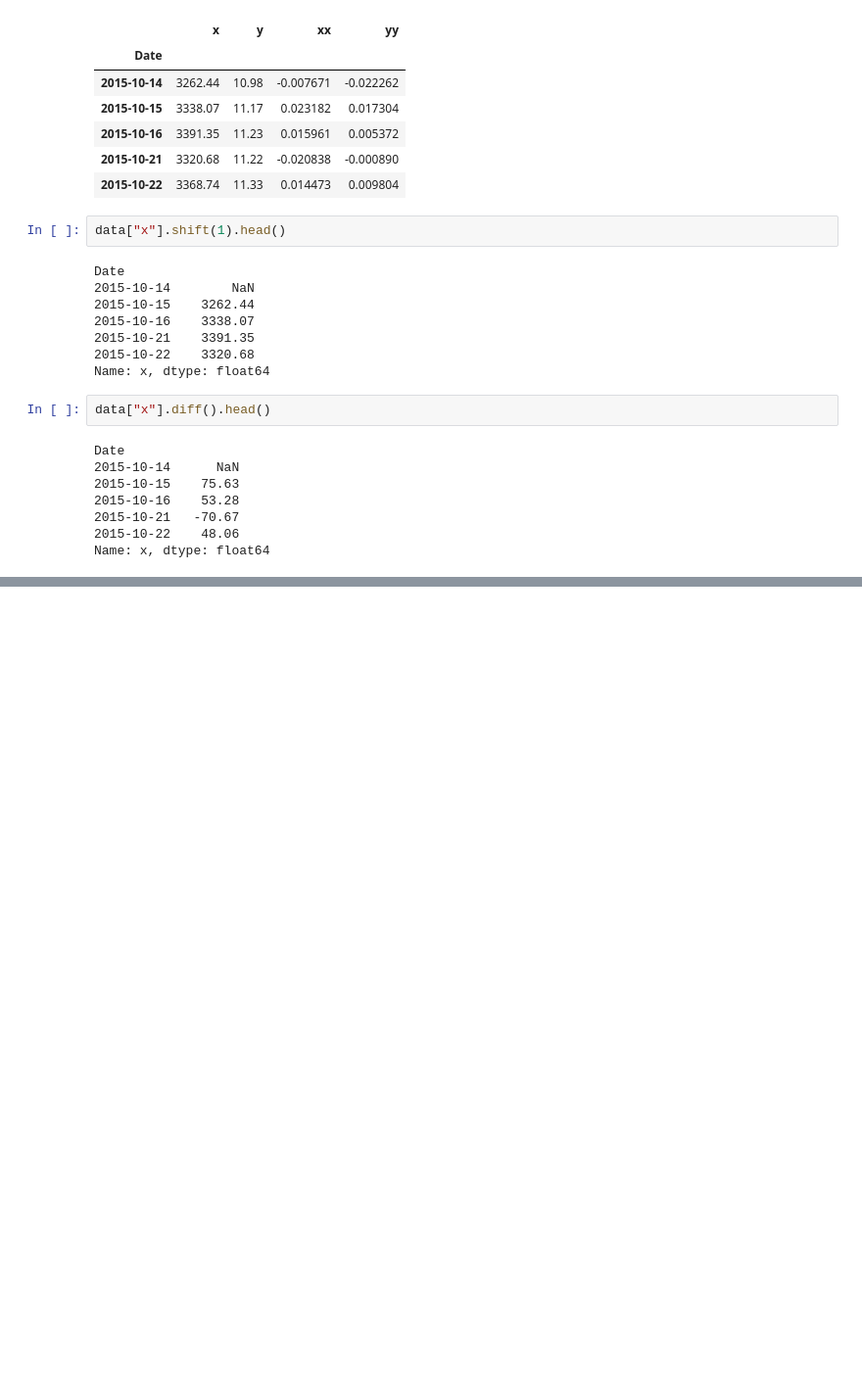
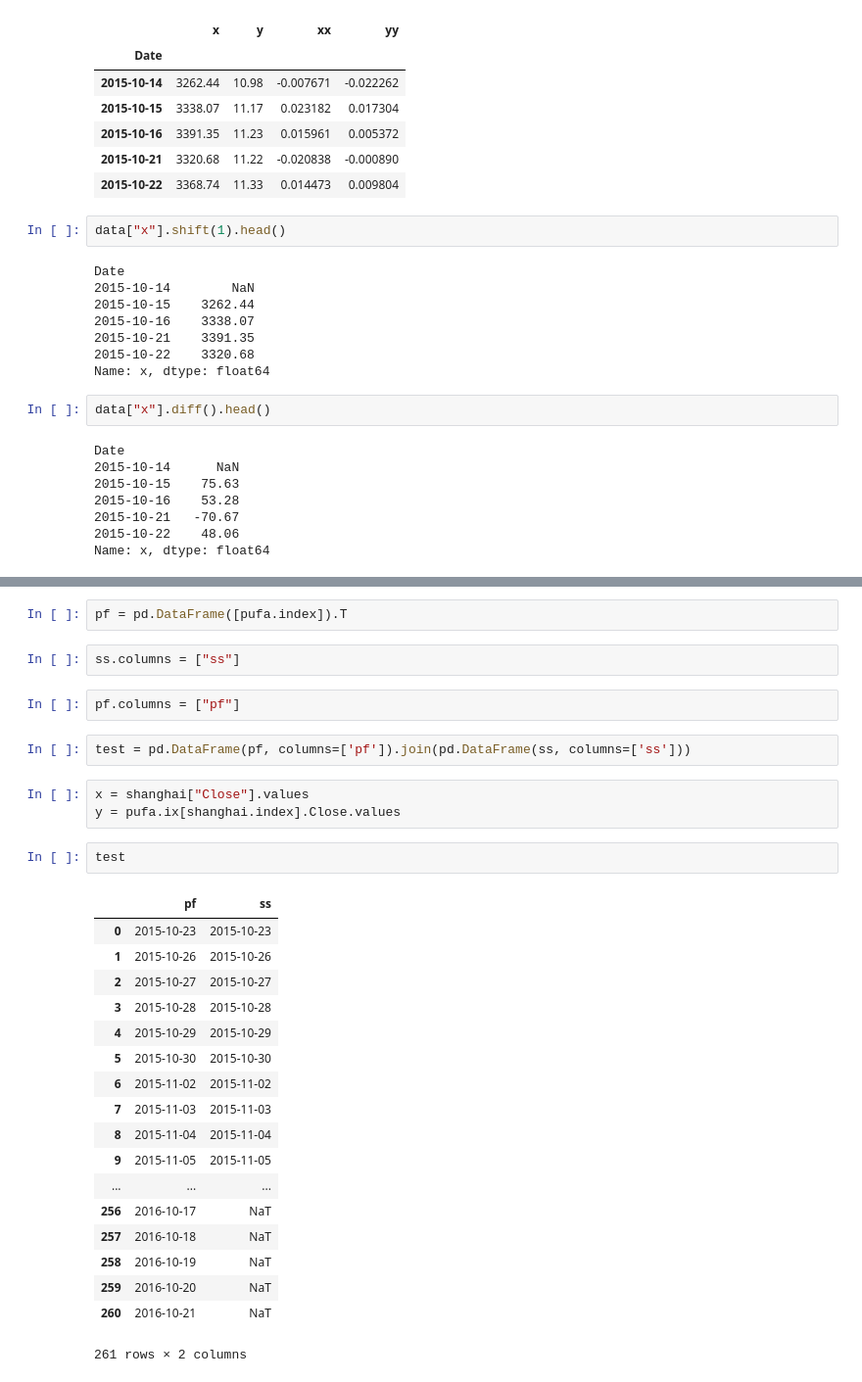
Before and after one commit to hscspring/Note_DS, a Jupyter notebook: OMOOC.Data/Data103Test.ipynb, the cells around one changed output, grey strips where cells are left out. Shown at 98% size. Cells and saved outputs as stored; diff of their text form; blank space fills up the shorter version.

Commit message:
update index contract(000001SS missing value)

```diff
--- a/OMOOC.Data/Data103Test.ipynb
+++ b/OMOOC.Data/Data103Test.ipynb
@@ -1420,0 +1447,32 @@ Name: x, dtype: float64
+# %%
+pf = pd.DataFrame([pufa.index]).T
+# %%
+ss.columns = ["ss"]
+# %%
+pf.columns = ["pf"]
+# %%
+test = pd.DataFrame(pf, columns=['pf']).join(pd.DataFrame(ss, columns=['ss']))
+# %%
+x = shanghai["Close"].values
+y = pufa.ix[shanghai.index].Close.values
+# %%
+test
+# %% [output]
+|  | pf | ss |
+| 0 | 2015-10-23 | 2015-10-23 |
+| 1 | 2015-10-26 | 2015-10-26 |
+| 2 | 2015-10-27 | 2015-10-27 |
+| 3 | 2015-10-28 | 2015-10-28 |
+| 4 | 2015-10-29 | 2015-10-29 |
+| 5 | 2015-10-30 | 2015-10-30 |
+| 6 | 2015-11-02 | 2015-11-02 |
+| 7 | 2015-11-03 | 2015-11-03 |
+| 8 | 2015-11-04 | 2015-11-04 |
+| 9 | 2015-11-05 | 2015-11-05 |
+| ... | ... | ... |
+| 256 | 2016-10-17 | NaT |
+| 257 | 2016-10-18 | NaT |
+| 258 | 2016-10-19 | NaT |
+| 259 | 2016-10-20 | NaT |
+| 260 | 2016-10-21 | NaT |
+261 rows × 2 columns
```
Also changed, not shown: parts of 10 cells of this notebook.
